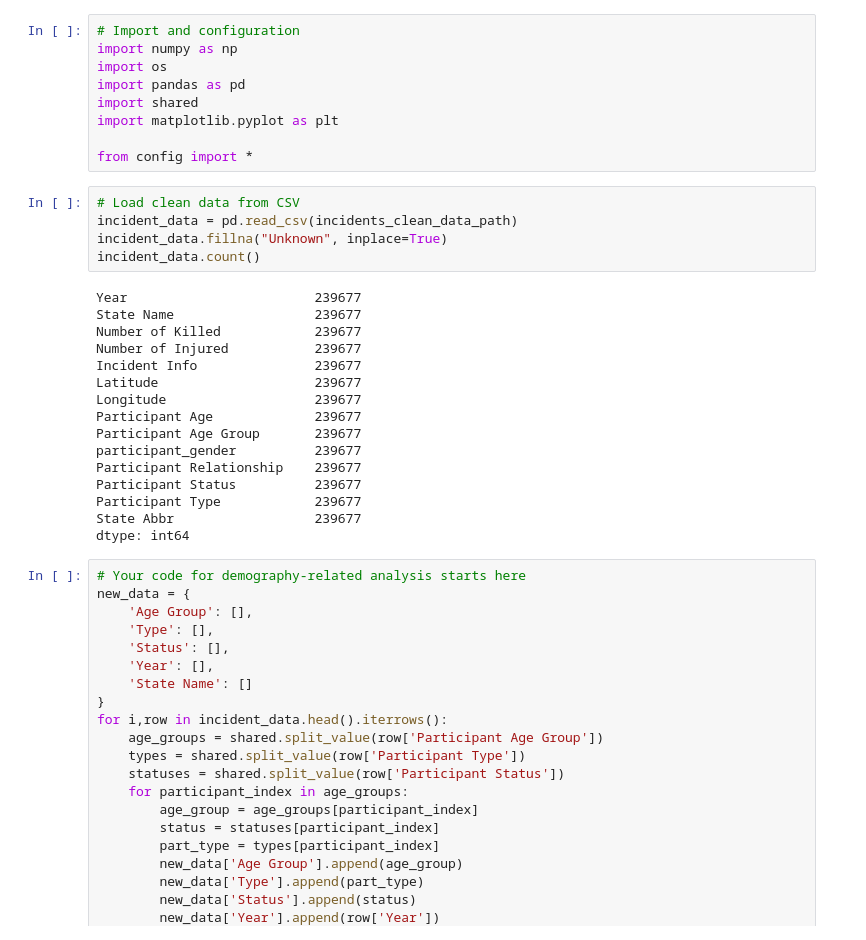
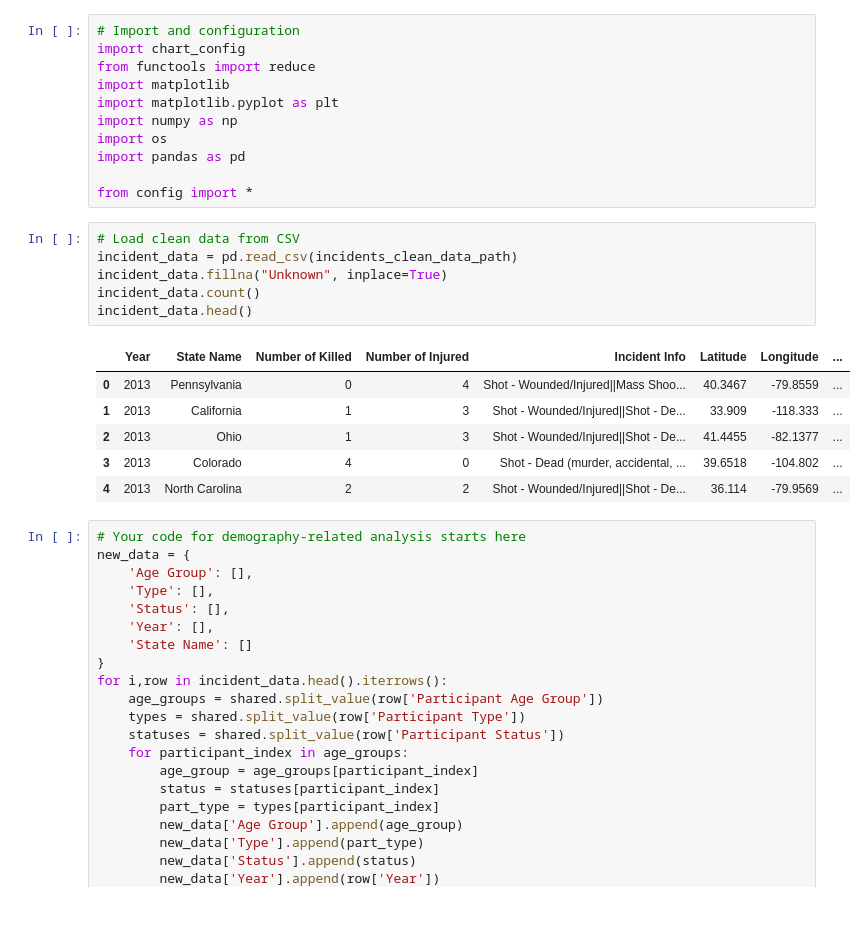
Before and after one commit to Demarsch/gun-violence, a Jupyter notebook: Code/Demography.ipynb, the cells around one changed output. Saved outputs shown, nothing was run; the diff lists cells and outputs as text; blank space fills up the shorter version.

```diff
--- a/Code/Demography.ipynb
+++ b/Code/Demography.ipynb
@@ -1,33 +1,27 @@
 # %%
 # Import and configuration
+import chart_config
+from functools import reduce
+import matplotlib
+import matplotlib.pyplot as plt
 import numpy as np
 import os
 import pandas as pd
-import shared
-import matplotlib.pyplot as plt
 
 from config import *
 # %%
 # Load clean data from CSV
 incident_data = pd.read_csv(incidents_clean_data_path)
 incident_data.fillna("Unknown", inplace=True)
 incident_data.count()
+incident_data.head()
 # %% [output]
-Year                        239677
-State Name                  239677
-Number of Killed            239677
-Number of Injured           239677
-Incident Info               239677
-Latitude                    239677
-Longitude                   239677
-Participant Age             239677
-Participant Age Group       239677
-participant_gender          239677
-Participant Relationship    239677
-Participant Status          239677
-Participant Type            239677
-State Abbr                  239677
-dtype: int64
+|  | Year | State Name | Number of Killed | Number of Injured | Incident Info | Latitude | Longitude | ... |
+| 0 | 2013 | Pennsylvania | 0 | 4 | Shot - Wounded/Injured||Mass Shoo... | 40.3467 | -79.8559 | ... |
+| 1 | 2013 | California | 1 | 3 | Shot - Wounded/Injured||Shot - De... | 33.909 | -118.333 | ... |
+| 2 | 2013 | Ohio | 1 | 3 | Shot - Wounded/Injured||Shot - De... | 41.4455 | -82.1377 | ... |
+| 3 | 2013 | Colorado | 4 | 0 | Shot - Dead (murder, accidental, ... | 39.6518 | -104.802 | ... |
+| 4 | 2013 | North Carolina | 2 | 2 | Shot - Wounded/Injured||Shot - De... | 36.114 | -79.9569 | ... |
 # %%
 # Your code for demography-related analysis starts here
 new_data = {
```
Also changed, not shown: parts of 7 cells of this notebook.
